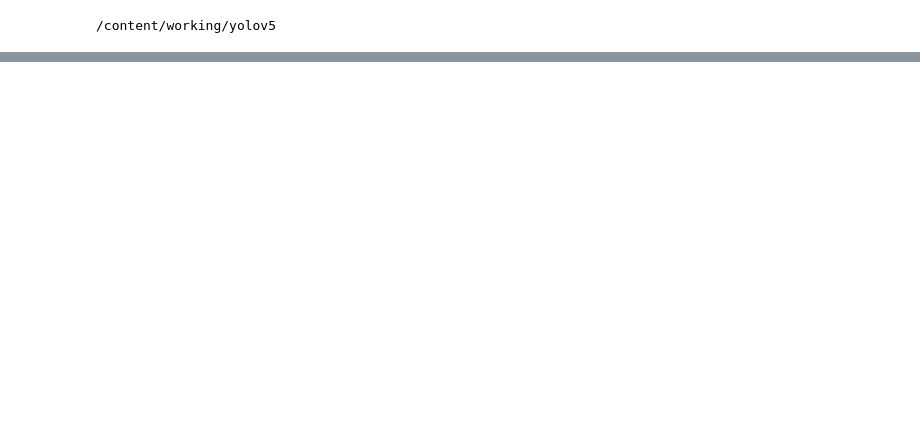
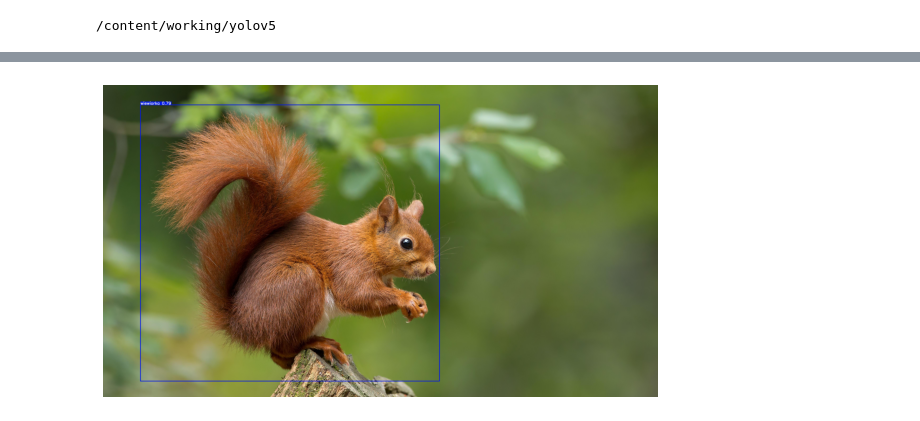
Before and after one commit to ArminD93/animal_detection, a Jupyter notebook: animal_detection.ipynb, the cells around one changed output, grey strips where cells are left out. Saved outputs shown, nothing was run; the diff lists cells and outputs as text; code cells hidden in the pictures; blank space fills up the shorter version.

```diff
--- a/animal_detection.ipynb
+++ b/animal_detection.ipynb
@@ -574,4 +607,6 @@ os.chdir('/content/working/yolov5')
 !pwd
 # %% [output]
 /content/working/yolov5
+# %%
+results_dir = 'animal_det_b08e85_yolov5s_'
 # %%
@@ -654,0 +737,12 @@ Output hidden; open in https://colab.research.google.com to view.
+# %%
+detect_runs_path = '/content/working/yolov5/runs/detect/'
+
+
+b08e85_runs_path = os.path.join(detect_runs_path, detect_exp[1])
+pred_list = os.listdir(f'runs/detect/{detect_exp[1]}')
+
+show_img(
+         runs_path=b08e85_runs_path,
+         results_dir_list=pred_list,
+         nrows=5, ncols=4
+         )
@@ -654,0 +797,6 @@ Output hidden; open in https://colab.research.google.com to view.
+# %%
+squirrel_img = os.path.join( detect_runs_path, results_dir + '3', 'wiew.jpg')
+
+show_img(img_path=squirrel_img, size=(8,8))
+# %% [output]
+[figure, added]
```
Also changed, not shown: parts of 69 cells of this notebook.
